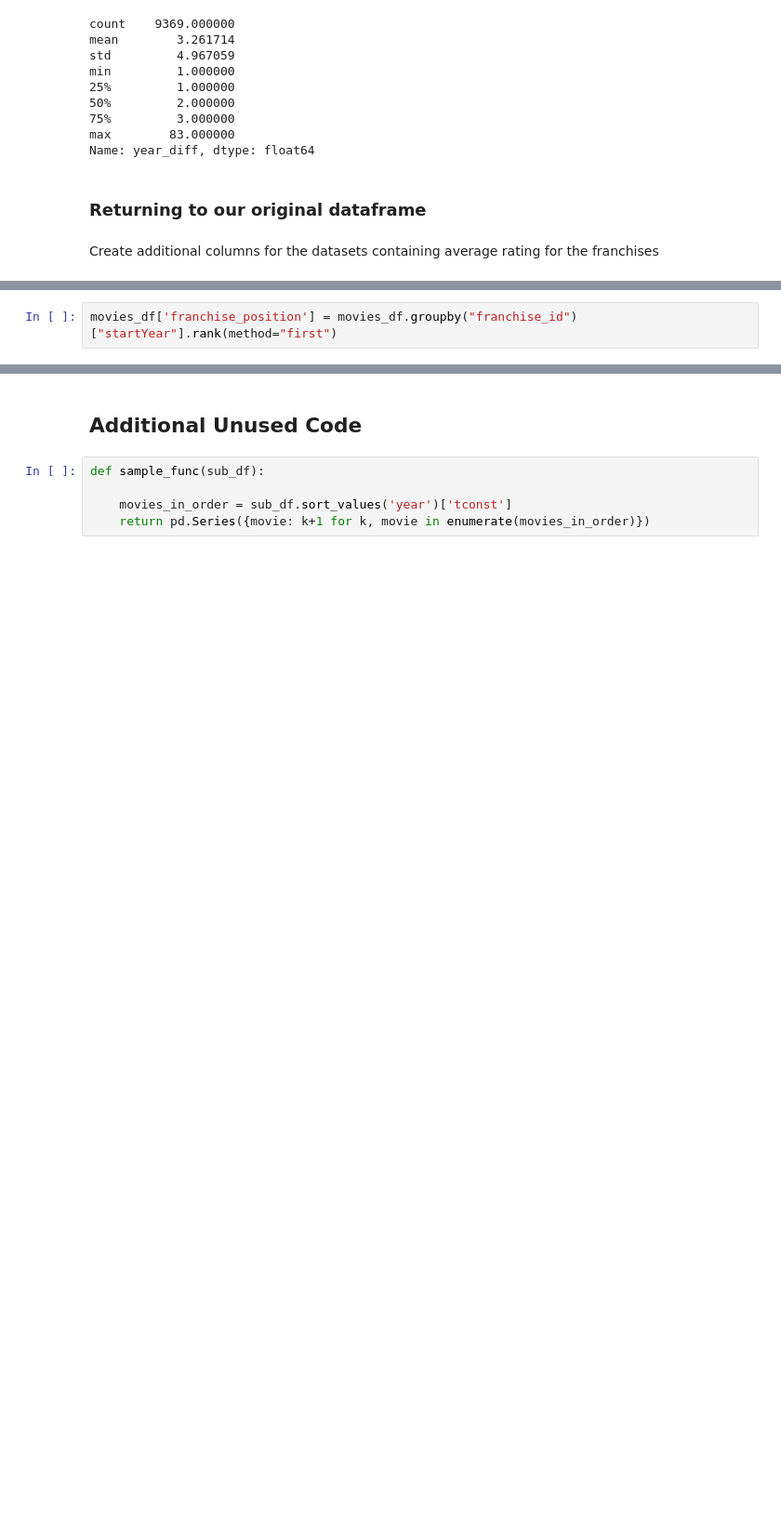
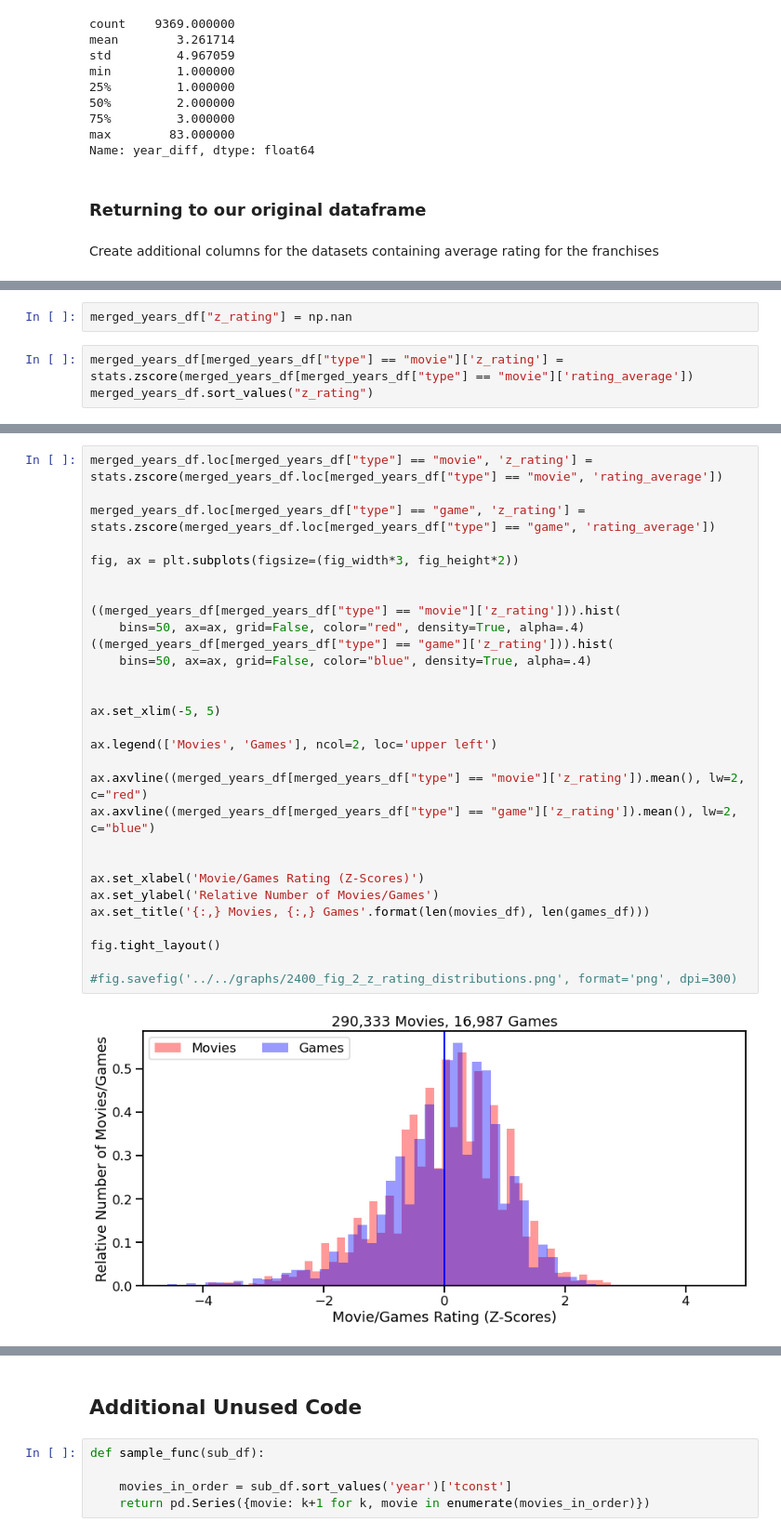
Before and after one commit to adambrennan150/Franchises, a Jupyter notebook: Initial_Analysis.ipynb, the cells around one changed output, grey strips where cells are left out. Shown at 93% size. Drawn from its saved outputs; the diff is of its cells as text; blank space fills up the shorter version.

```diff
--- a/Initial_Analysis.ipynb
+++ b/Initial_Analysis.ipynb
@@ -237,2 +133,0 @@ movies_df['Votes_Difference'] = movies_df.groupby('franchise_id')['numVotes'].di
-# %%
-movies_df['franchise_position'] = movies_df.groupby("franchise_id")["startYear"].rank(method="first")
@@ -245,0 +262,5 @@ Using value_counts we discover 25% of our movies for the franchises are released
+# %%
+merged_years_df["z_rating"] = np.nan
+# %%
+merged_years_df[merged_years_df["type"] == "movie"]['z_rating'] = stats.zscore(merged_years_df[merged_years_df["type"] == "movie"]['rating_average'])
+merged_years_df.sort_values("z_rating")
@@ -245,0 +286,31 @@ Using value_counts we discover 25% of our movies for the franchises are released
+# %%
+merged_years_df.loc[merged_years_df["type"] == "movie", 'z_rating'] = stats.zscore(merged_years_df.loc[merged_years_df["type"] == "movie", 'rating_average'])
+
+merged_years_df.loc[merged_years_df["type"] == "game", 'z_rating'] = stats.zscore(merged_years_df.loc[merged_years_df["type"] == "game", 'rating_average'])
+
+fig, ax = plt.subplots(figsize=(fig_width*3, fig_height*2))
+
+
+((merged_years_df[merged_years_df["type"] == "movie"]['z_rating'])).hist(
+    bins=50, ax=ax, grid=False, color="red", density=True, alpha=.4)
+((merged_years_df[merged_years_df["type"] == "game"]['z_rating'])).hist(
+    bins=50, ax=ax, grid=False, color="blue", density=True, alpha=.4)
+
+
+ax.set_xlim(-5, 5)
+
+ax.legend(['Movies', 'Games'], ncol=2, loc='upper left')
+
+ax.axvline((merged_years_df[merged_years_df["type"] == "movie"]['z_rating']).mean(), lw=2, c="red")
+ax.axvline((merged_years_df[merged_years_df["type"] == "game"]['z_rating']).mean(), lw=2, c="blue")
+
+
+ax.set_xlabel('Movie/Games Rating (Z-Scores)')
+ax.set_ylabel('Relative Number of Movies/Games')
+ax.set_title('{:,} Movies, {:,} Games'.format(len(movies_df), len(games_df)))
+
+fig.tight_layout()
+
+#fig.savefig('../../graphs/2400_fig_2_z_rating_distributions.png', format='png', dpi=300)
+# %% [output]
+[figure, added]
```
Also changed, not shown: parts of 56 cells of this notebook.
